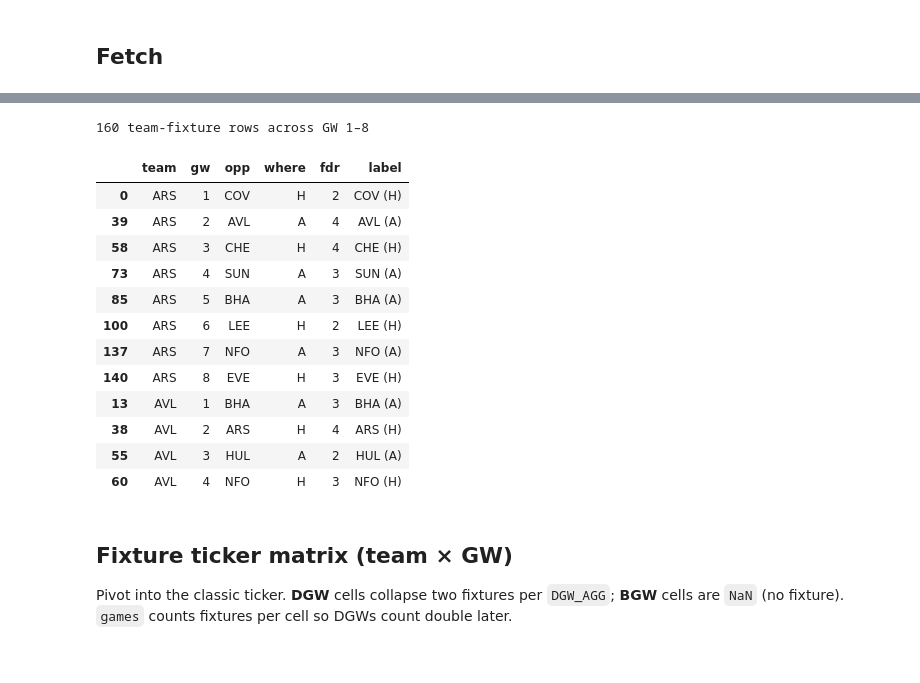
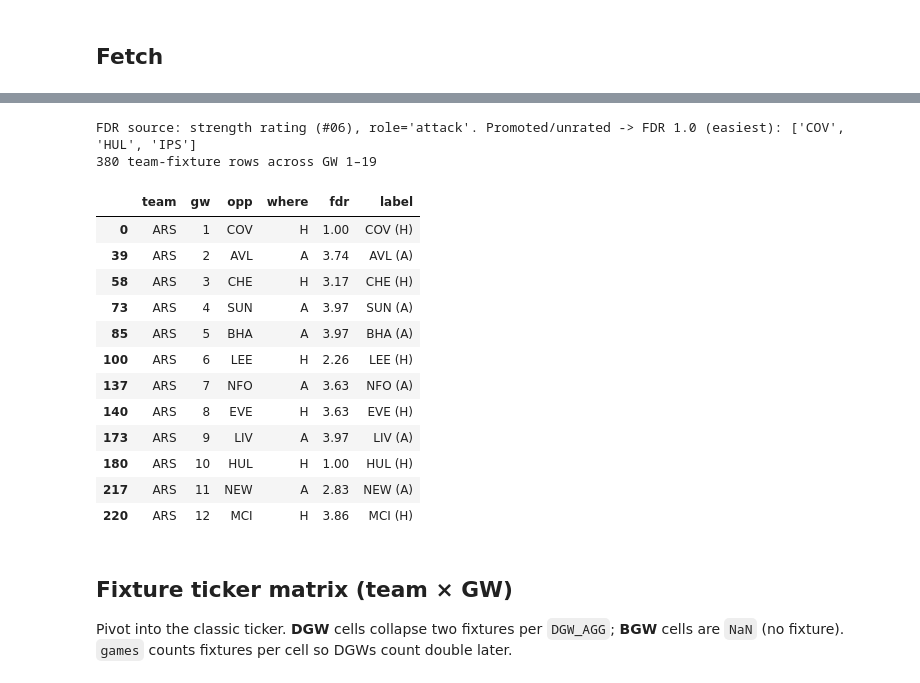
Before and after one commit to adarwawan/fantasy-league-playground, a Jupyter notebook: analysis/03-fixture-run/fixture_runs.ipynb, the cells around one changed output, grey strips where cells are left out. Saved outputs shown, nothing was run; the diff lists cells and outputs as text; code cells hidden in the pictures.

```diff
--- a/analysis/03-fixture-run/fixture_runs.ipynb
+++ b/analysis/03-fixture-run/fixture_runs.ipynb
@@ -69,38 +107,60 @@ Each fixture yields **two** rows — one per team, from that team's own perspect
 # %%
 gw_max = next_gw + HORIZON - 1
+
+# Choose how each fixture's difficulty is scored.
+if FDR_SOURCE == "strength":
+    strength = pd.read_csv(STRENGTH_CSV, index_col="short")
+    # Pick the role's two columns: facing them when THEY are home / away.
+    d_at_home = strength[f"{FDR_ROLE}_at_home"].to_dict()
+    d_at_away = strength[f"{FDR_ROLE}_at_away"].to_dict()
+    promoted = sorted(set(team_name.values()) - set(strength.index))
+    print(f"FDR source: strength rating (#06), role={FDR_ROLE!r}. "
+          f"Promoted/unrated -> FDR {PROMOTED_FDR} (easiest): {promoted or 'none'}")
+
+    def opp_fdr(opp_short, opp_is_home):
+        """Difficulty of facing `opp_short`; missing team (newly promoted) = easiest fixture."""
+        table = d_at_home if opp_is_home else d_at_away
+        return round(table.get(opp_short, PROMOTED_FDR), 2)
+else:
+    print("FDR source: FPL team_h_difficulty / team_a_difficulty")
+
 rows = []
 for f in fixtures:
     gw = f["event"]
     if gw is None or gw < next_gw or gw > gw_max:
         continue
-    # home team's row
-    rows.append({"team": f["team_h"], "gw": gw, "opp": f["team_a"],
-                 "where": "H", "fdr": f["team_h_difficulty"]})
-    # away team's row
-    rows.append({"team": f["team_a"], "gw": gw, "opp": f["team_h"],
-                 "where": "A", "fdr": f["team_a_difficulty"]})
+    h, a = f["team_h"], f["team_a"]
+    if FDR_SOURCE == "strength":
+        # Home side faces the AWAY opponent (opp is away); away side faces the HOME opponent.
+        h_fdr = opp_fdr(team_name[a], opp_is_home=False)
+        a_fdr = opp_fdr(team_name[h], opp_is_home=True)
+    else:
+        h_fdr, a_fdr = f["team_h_difficulty"], f["team_a_difficulty"]
+    rows.append({"team": h, "gw": gw, "opp": a, "where": "H", "fdr": h_fdr})
+    rows.append({"team": a, "gw": gw, "opp": h, "where": "A", "fdr": a_fdr})
 
 long = pd.DataFrame(rows)
 long["team"] = long["team"].map(team_name)
 long["opp"] = long["opp"].map(team_name)
 long["label"] = long["opp"] + " (" + long["where"] + ")"
 print(f"{len(long)} team-fixture rows across GW {next_gw}–{gw_max}")
 long.sort_values(["team", "gw"]).head(12)
 # %% [output]
-160 team-fixture rows across GW 1–8
+FDR source: strength rating (#06), role='attack'. Promoted/unrated -> FDR 1.0 (easiest): ['COV', 'HUL', 'IPS']
+380 team-fixture rows across GW 1–19
 |  | team | gw | opp | where | fdr | label |
-| 0 | ARS | 1 | COV | H | 2 | COV (H) |
-| 39 | ARS | 2 | AVL | A | 4 | AVL (A) |
-| 58 | ARS | 3 | CHE | H | 4 | CHE (H) |
-| 73 | ARS | 4 | SUN | A | 3 | SUN (A) |
-| 85 | ARS | 5 | BHA | A | 3 | BHA (A) |
-| 100 | ARS | 6 | LEE | H | 2 | LEE (H) |
-| 137 | ARS | 7 | NFO | A | 3 | NFO (A) |
-| 140 | ARS | 8 | EVE | H | 3 | EVE (H) |
-| 13 | AVL | 1 | BHA | A | 3 | BHA (A) |
-| 38 | AVL | 2 | ARS | H | 4 | ARS (H) |
-| 55 | AVL | 3 | HUL | A | 2 | HUL (A) |
-| 60 | AVL | 4 | NFO | H | 3 | NFO (H) |
+| 0 | ARS | 1 | COV | H | 1.00 | COV (H) |
+| 39 | ARS | 2 | AVL | A | 3.74 | AVL (A) |
+| 58 | ARS | 3 | CHE | H | 3.17 | CHE (H) |
+| 73 | ARS | 4 | SUN | A | 3.97 | SUN (A) |
+| 85 | ARS | 5 | BHA | A | 3.97 | BHA (A) |
+| 100 | ARS | 6 | LEE | H | 2.26 | LEE (H) |
+| 137 | ARS | 7 | NFO | A | 3.63 | NFO (A) |
+| 140 | ARS | 8 | EVE | H | 3.63 | EVE (H) |
+| 173 | ARS | 9 | LIV | A | 3.97 | LIV (A) |
+| 180 | ARS | 10 | HUL | H | 1.00 | HUL (H) |
+| 217 | ARS | 11 | NEW | A | 2.83 | NEW (A) |
+| 220 | ARS | 12 | MCI | H | 3.86 | MCI (H) |
 # %% [markdown]
 ## Fixture ticker matrix (team × GW)
 
```
Also changed, not shown: parts of 12 cells of this notebook, 2 other files.
